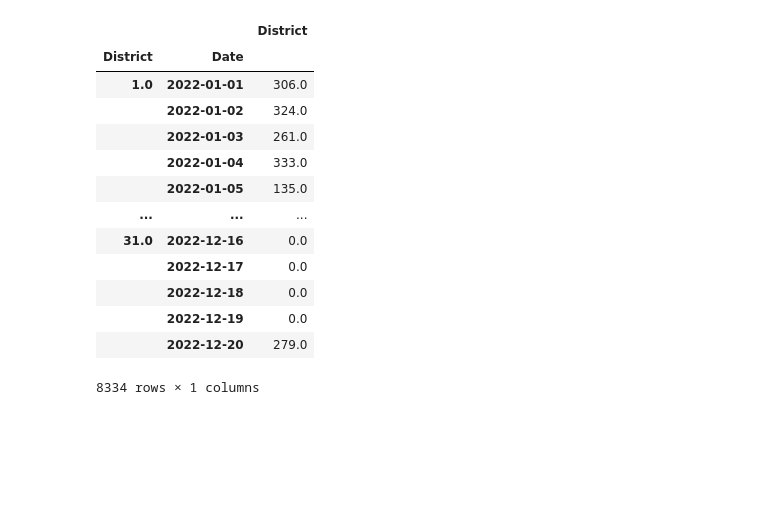
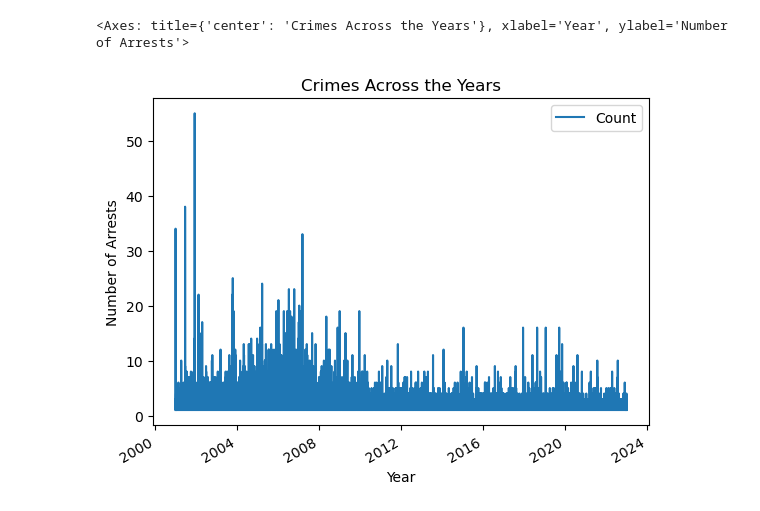
Before and after one commit to sof2401/Data-Visualization, a Jupyter notebook: Week 1/Project 3 - Part 1.ipynb, the cells around one changed output. Saved outputs shown, nothing was run; the diff lists cells and outputs as text; code cells hidden in the pictures; blank space fills up the shorter version.

```diff
--- a/Week 1/Project 3 - Part 1.ipynb
+++ b/Week 1/Project 3 - Part 1.ipynb
@@ -36,0 +57,3 @@ melted
+# %%
+df= pd.read_csv('combined_data.csv')
+df
@@ -37,5 +74,5 @@ melted
 # %%
-melted['Date'] = pd.to_datetime(melted['Date'])
-melted.info()
+df['Date'] = pd.to_datetime(df['Date'])
+df.info()
 # %% [output]
 <class 'pandas.core.frame.DataFrame'>
@@ -70,0 +97,2 @@ melted
+# %%
+df= df.set_index('Date')
@@ -70,0 +121,3 @@ melted
+# %%
+crime_per_yr = df.groupby([ 'Date','District','Arrest','Domestic','Beat']).size().reset_index(name='Count')
+crime_per_yr
@@ -71,18 +138,8 @@ melted
 # %%
-df_ts = melted.groupby('District').resample("D").sum()
+#Topic 2) Crimes Across the Years
+
+df_ts = crime_per_yr.plot(x='Date', y='Count', xlabel='Year', ylabel='Number of Arrests', title='Crimes Across the Years')
 df_ts
 # %% [output]
-|  |  | District |
-| District | Date |  |
-| 1.0 | 2022-01-01 | 306.0 |
-|  | 2022-01-02 | 324.0 |
-|  | 2022-01-03 | 261.0 |
-|  | 2022-01-04 | 333.0 |
-|  | 2022-01-05 | 135.0 |
-| ... | ... | ... |
-| 31.0 | 2022-12-16 | 0.0 |
-|  | 2022-12-17 | 0.0 |
-|  | 2022-12-18 | 0.0 |
-|  | 2022-12-19 | 0.0 |
-|  | 2022-12-20 | 279.0 |
-8334 rows × 1 columns
+<Axes: title={'center': 'Crimes Across the Years'}, xlabel='Year', ylabel='Number of Arrests'>
+[figure, added]
```
Also changed, not shown: parts of 12 cells of this notebook.
